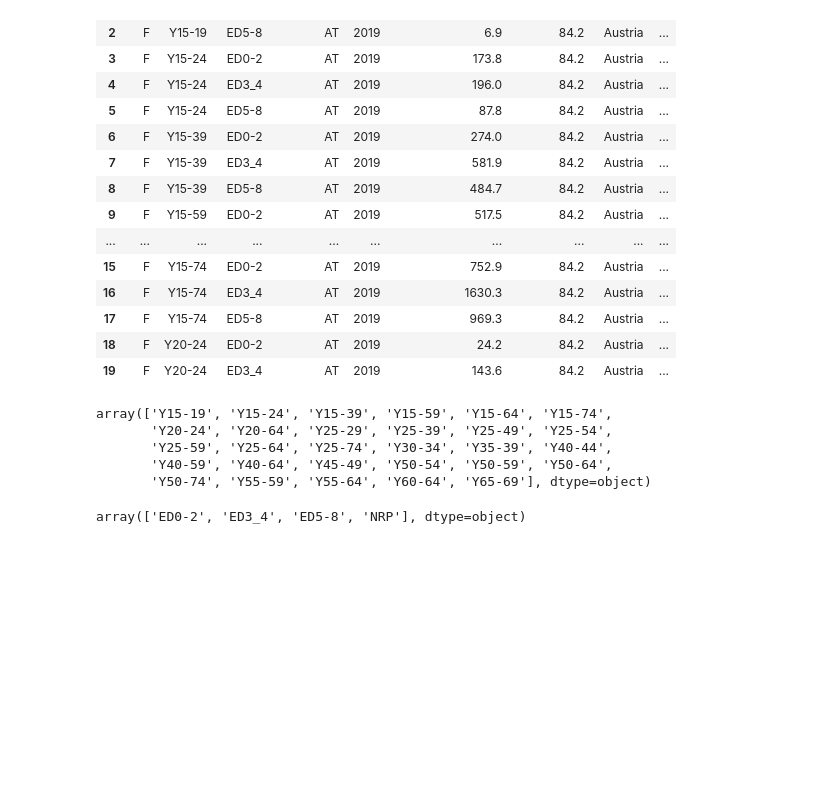
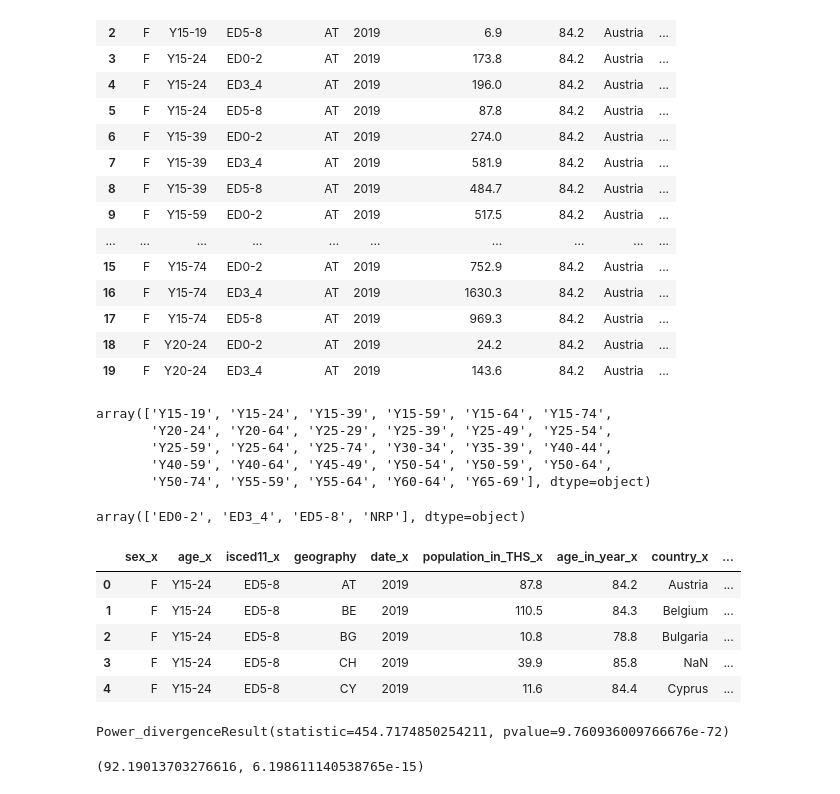
Before and after one commit to ywu223/Capstone1_Compsognathus, a Jupyter notebook: Project_1_LingLv.ipynb, the cells around one changed output. Cells and saved outputs as stored; diff of their text form; code cells hidden in the pictures; blank space fills up the shorter version.

```diff
--- a/Project_1_LingLv.ipynb
+++ b/Project_1_LingLv.ipynb
@@ -17,7 +17,7 @@ life_df = life_df.dropna()
 pop_df = pd.read_csv(pop)
 pop_df = pop_df.dropna()
 
-eu_df = pd.read_csv(eu,names=['geography','country'], header = None)
+eu_df = pd.read_csv(eu,names=['geography','country'], header = None).drop_duplicates()
 # %%
 life_df['geography'].unique()
 # %% [output]
@@ -247,3 +252,8 @@ array(['Y15-19', 'Y15-24', 'Y15-39', 'Y15-59', 'Y15-64', 'Y15-74',
 clean_df['isced11'].unique()
 # %% [output]
 array(['ED0-2', 'ED3_4', 'ED5-8', 'NRP'], dtype=object)
+# %%
+# prepare data for chisquare test: and the null hypothesis is--the education population of female is equal to male
+fm_pop = clean_df[(clean_df['sex']=='F') & (clean_df['isced11']=='ED5-8') & (clean_df['date']==2019) & (clean_df['age']=='Y15-24')]
+m_pop = clean_df[(clean_df['sex']=='M') & (clean_df['isced11']=='ED5-8') & (clean_df['date']==2019) & (clean_df['age']=='Y15-24')]
+fm_m_pop = pd.merge(fm_pop, m_pop, on='geography', how='inner')
@@ -249,0 +267,18 @@ array(['ED0-2', 'ED3_4', 'ED5-8', 'NRP'], dtype=object)
+# %%
+fm_m_pop.head()
+# %% [output]
+|  | sex_x | age_x | isced11_x | geography | date_x | population_in_THS_x | age_in_year_x | country_x | ... |
+| 0 | F | Y15-24 | ED5-8 | AT | 2019 | 87.8 | 84.2 | Austria | ... |
+| 1 | F | Y15-24 | ED5-8 | BE | 2019 | 110.5 | 84.3 | Belgium | ... |
+| 2 | F | Y15-24 | ED5-8 | BG | 2019 | 10.8 | 78.8 | Bulgaria | ... |
+| 3 | F | Y15-24 | ED5-8 | CH | 2019 | 39.9 | 85.8 | NaN | ... |
+| 4 | F | Y15-24 | ED5-8 | CY | 2019 | 11.6 | 84.4 | Cyprus | ... |
+# %%
+# perform chi-square test
+sts.chisquare(fm_m_pop['population_in_THS_x'].tolist(), fm_m_pop['population_in_THS_y'].tolist())
+# %% [output]
+Power_divergenceResult(statistic=454.7174850254211, pvalue=9.760936009766676e-72)
+# %%
+chi2test('ED3_4', 'AT', 'Y15-19')
+# %% [output]
+(92.19013703276616, 6.198611140538765e-15)
```
Also changed, not shown: parts of 13 cells of this notebook, 5 other files.
